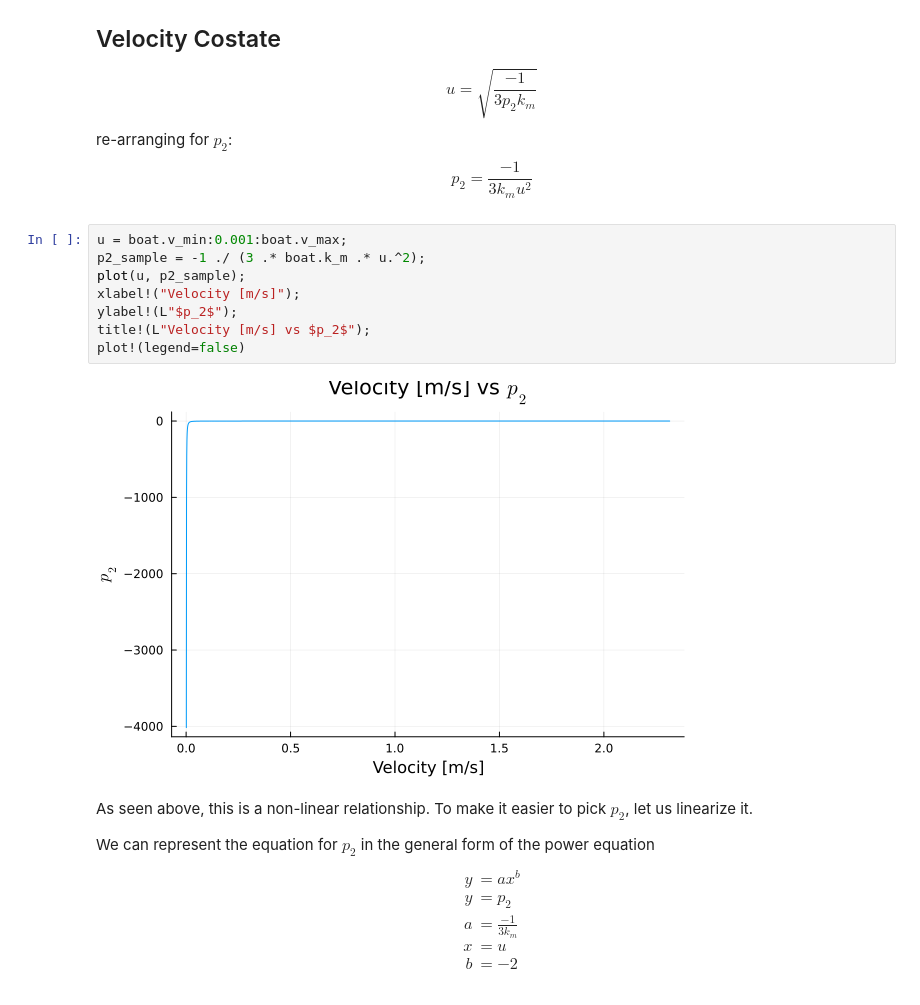
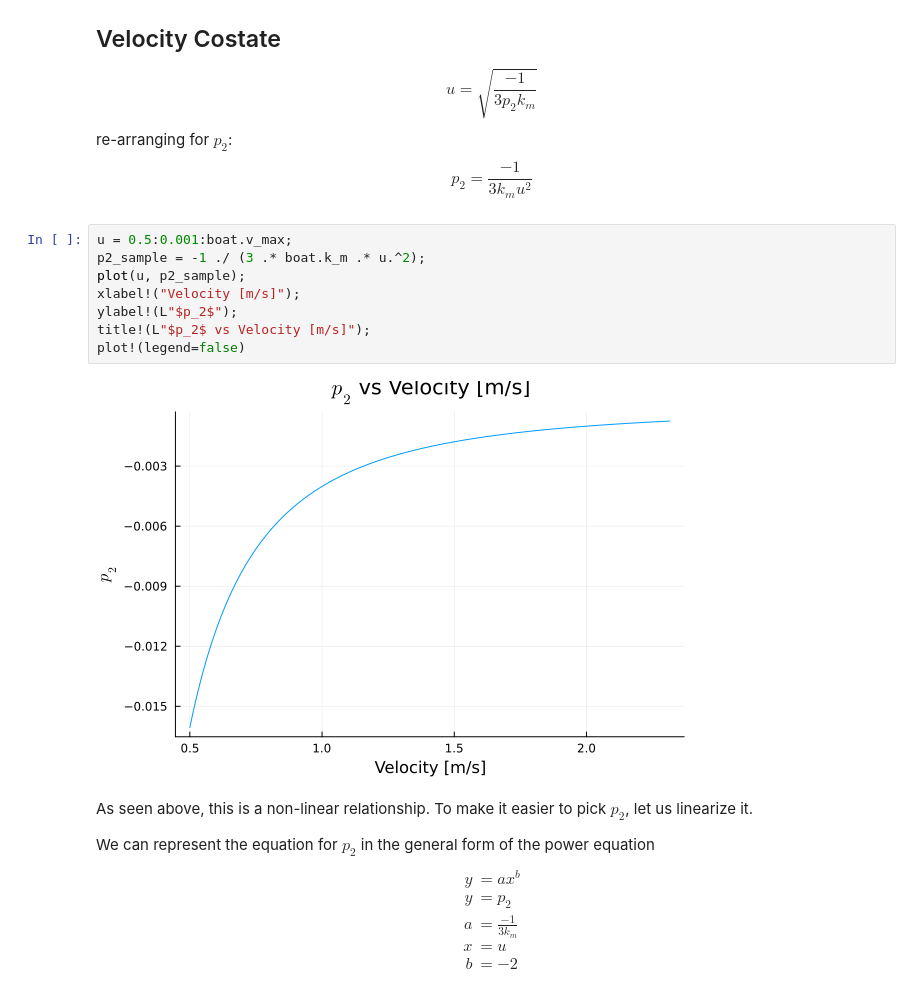
Before and after one commit to kmgovind/characterizing-ive, a Jupyter notebook: cbf_comp.ipynb, the cells around one changed output. Saved outputs shown, nothing was run; the diff lists cells and outputs as text.

```diff
--- a/cbf_comp.ipynb
+++ b/cbf_comp.ipynb
@@ -218,15 +218,15 @@ $$
 p_2 = \frac{-1}{3 k_m u^2}
 $$
 # %%
-u = boat.v_min:0.001:boat.v_max;
+u = 0.5:0.001:boat.v_max;
 p2_sample = -1 ./ (3 .* boat.k_m .* u.^2);
 plot(u, p2_sample);
 xlabel!("Velocity [m/s]");
 ylabel!(L"$p_2$");
-title!(L"Velocity [m/s] vs $p_2$");
+title!(L"$p_2$ vs Velocity [m/s]");
 plot!(legend=false)
 # %% [output]
-[figure, old version]
+[figure, new version]
 # %% [markdown]
 As seen above, this is a non-linear relationship. To make it easier to pick $p_2$, let us linearize it.
 
```
Also changed, not shown: parts of 8 cells of this notebook.
